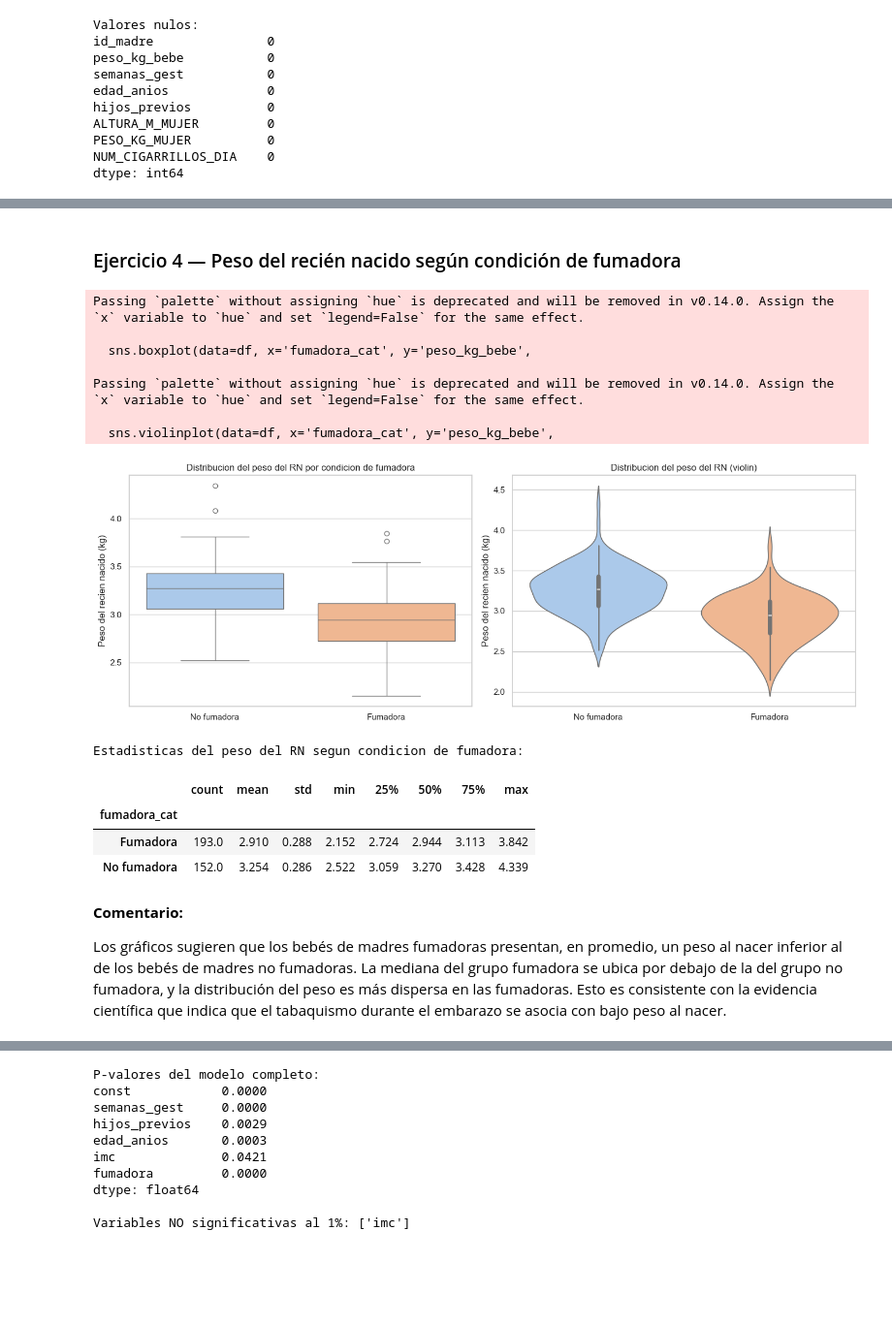
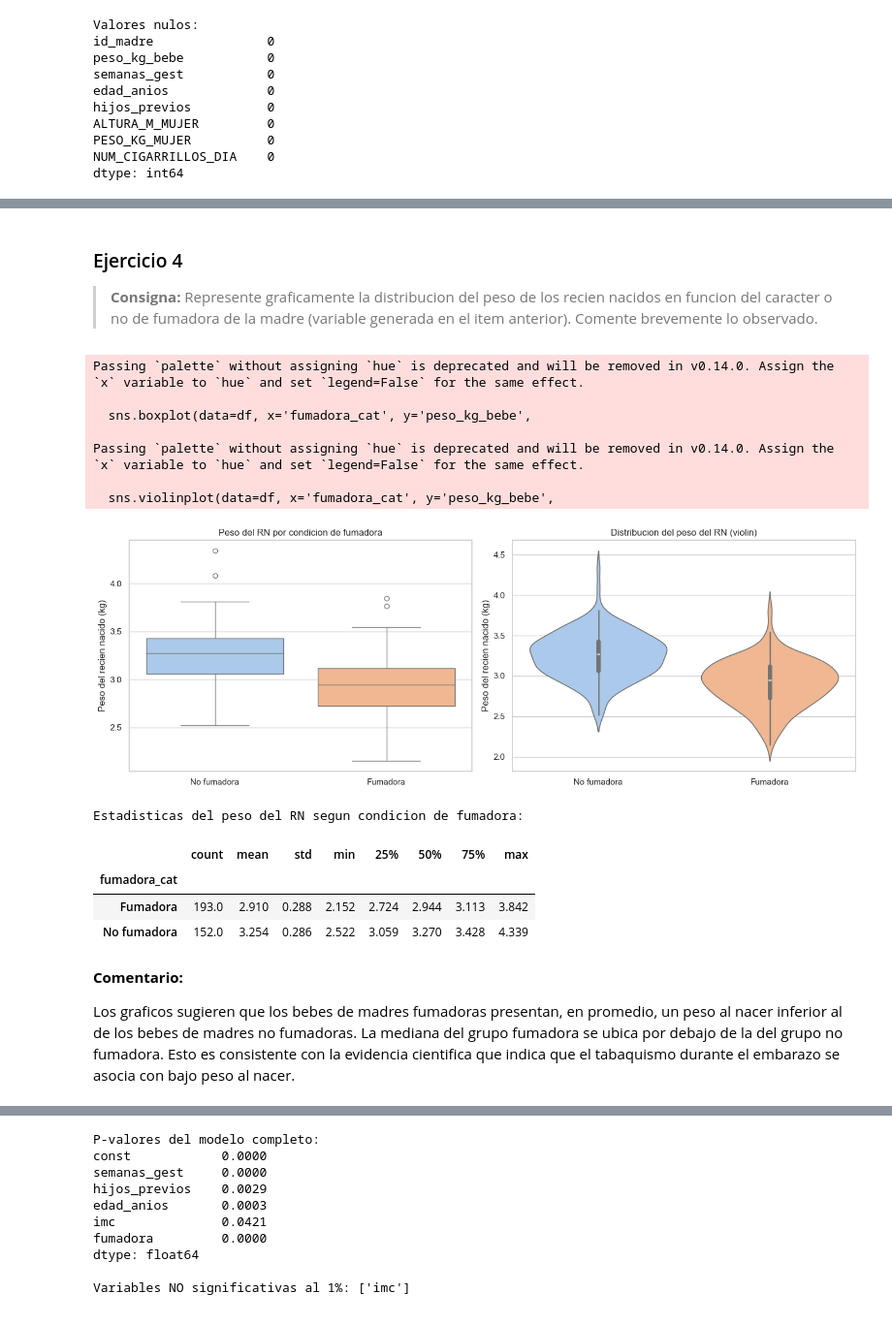
Before and after one commit to josiascs7/Fundamentos-de-Ciencia-de-Datos, a Jupyter notebook: Parciales/Modelo de Examen 2/examen_2_nacimientos.ipynb, the cells around one changed output, grey strips where cells are left out. Shown at 97% size. Saved outputs shown, nothing was run; the diff lists cells and outputs as text; code cells hidden in the pictures; blank space fills up the shorter version.

```diff
--- a/Parciales/Modelo de Examen 2/examen_2_nacimientos.ipynb
+++ b/Parciales/Modelo de Examen 2/examen_2_nacimientos.ipynb
@@ -173,39 +199,43 @@ Porcentaje fumadoras: 55.9%
 | Fumadora | 193 |
 | No fumadora | 152 |
 # %% [markdown]
-### Ejercicio 4 — Peso del recién nacido según condición de fumadora
+### Ejercicio 4
+
+> **Consigna:** Represente graficamente la distribucion del peso de los recien nacidos en funcion del
+> caracter o no de fumadora de la madre (variable generada en el item anterior). Comente brevemente
+> lo observado.
 # %%
 etiquetas = {0: 'No fumadora', 1: 'Fumadora'}
 df['fumadora_cat'] = df['fumadora'].map(etiquetas)
 
 fig, axes = plt.subplots(1, 2, figsize=(14, 5))
 
 sns.boxplot(data=df, x='fumadora_cat', y='peso_kg_bebe',
             palette='pastel', order=['No fumadora', 'Fumadora'], ax=axes[0])
-axes[0].set_title('Distribucion del peso del RN por condicion de fumadora')
+axes[0].set_title('Peso del RN por condicion de fumadora')
 axes[0].set_xlabel('')
 axes[0].set_ylabel('Peso del recien nacido (kg)')
 
 sns.violinplot(data=df, x='fumadora_cat', y='peso_kg_bebe',
                palette='pastel', order=['No fumadora', 'Fumadora'], ax=axes[1])
 axes[1].set_title('Distribucion del peso del RN (violin)')
 axes[1].set_xlabel('')
 axes[1].set_ylabel('Peso del recien nacido (kg)')
 
 plt.tight_layout()
 plt.show()
 
 print("Estadisticas del peso del RN segun condicion de fumadora:")
 display(df.groupby('fumadora_cat')['peso_kg_bebe'].describe().round(3))
 # %% [output]
 Passing `palette` without assigning `hue` is deprecated and will be removed in v0.14.0. Assign the `x` variable to `hue` and set `legend=False` for the same effect.
 
   sns.boxplot(data=df, x='fumadora_cat', y='peso_kg_bebe',
 
 Passing `palette` without assigning `hue` is deprecated and will be removed in v0.14.0. Assign the `x` variable to `hue` and set `legend=False` for the same effect.
 
   sns.violinplot(data=df, x='fumadora_cat', y='peso_kg_bebe',
-[figure, old version]
+[figure, new version]
 Estadisticas del peso del RN segun condicion de fumadora:
 |  | count | mean | std | min | 25% | 50% | 75% | max |
 | fumadora_cat |  |  |  |  |  |  |  |  |
@@ -214,10 +244,8 @@ Estadisticas del peso del RN segun condicion de fumadora:
 # %% [markdown]
 **Comentario:**
 
-Los gráficos sugieren que los bebés de madres fumadoras presentan, en promedio,
-un peso al nacer inferior al de los bebés de madres no fumadoras. La mediana del
-grupo fumadora se ubica por debajo de la del grupo no fumadora, y la distribución
-del peso es más dispersa en las fumadoras. Esto es consistente con la evidencia
-científica que indica que el tabaquismo durante el embarazo se asocia con bajo
-peso al nacer.
+Los graficos sugieren que los bebes de madres fumadoras presentan, en promedio, un peso al nacer
+inferior al de los bebes de madres no fumadoras. La mediana del grupo fumadora se ubica por
+debajo de la del grupo no fumadora. Esto es consistente con la evidencia cientifica que indica
+que el tabaquismo durante el embarazo se asocia con bajo peso al nacer.
 # %% [markdown]
```
Also changed, not shown: parts of 25 cells of this notebook, 1 other file.
